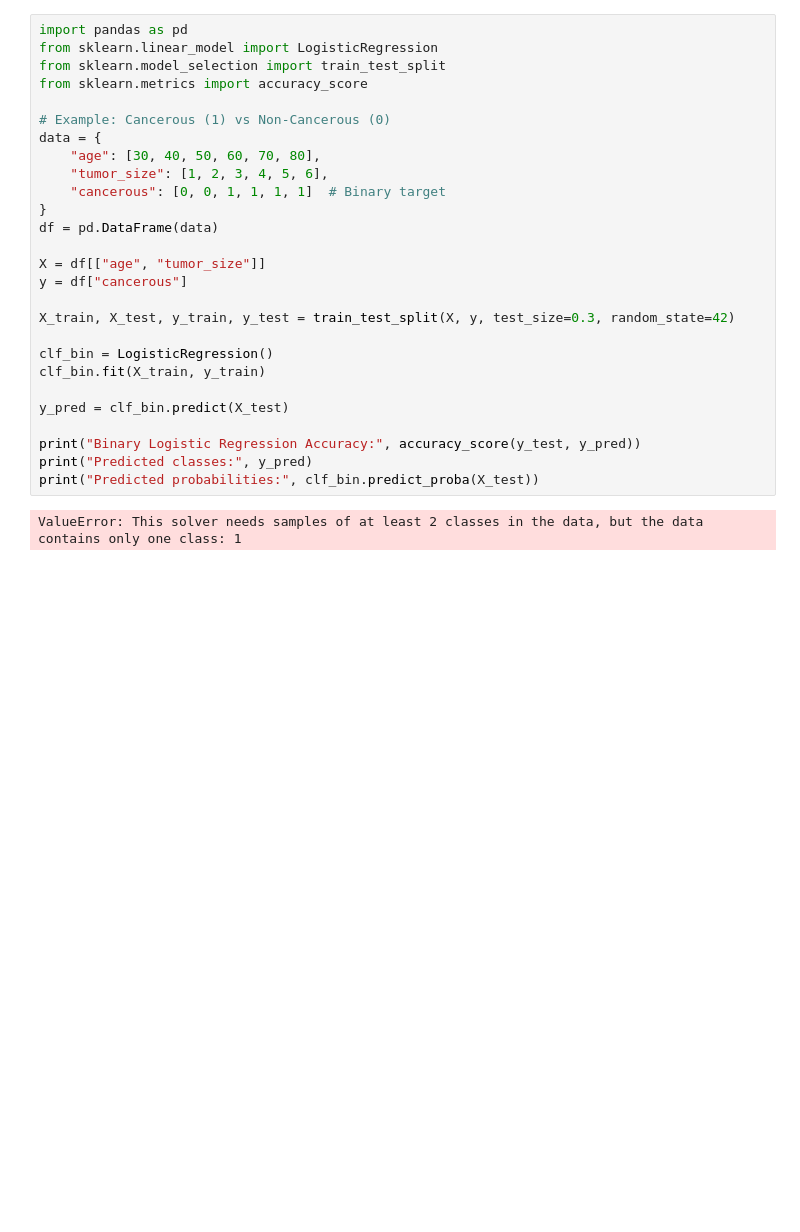
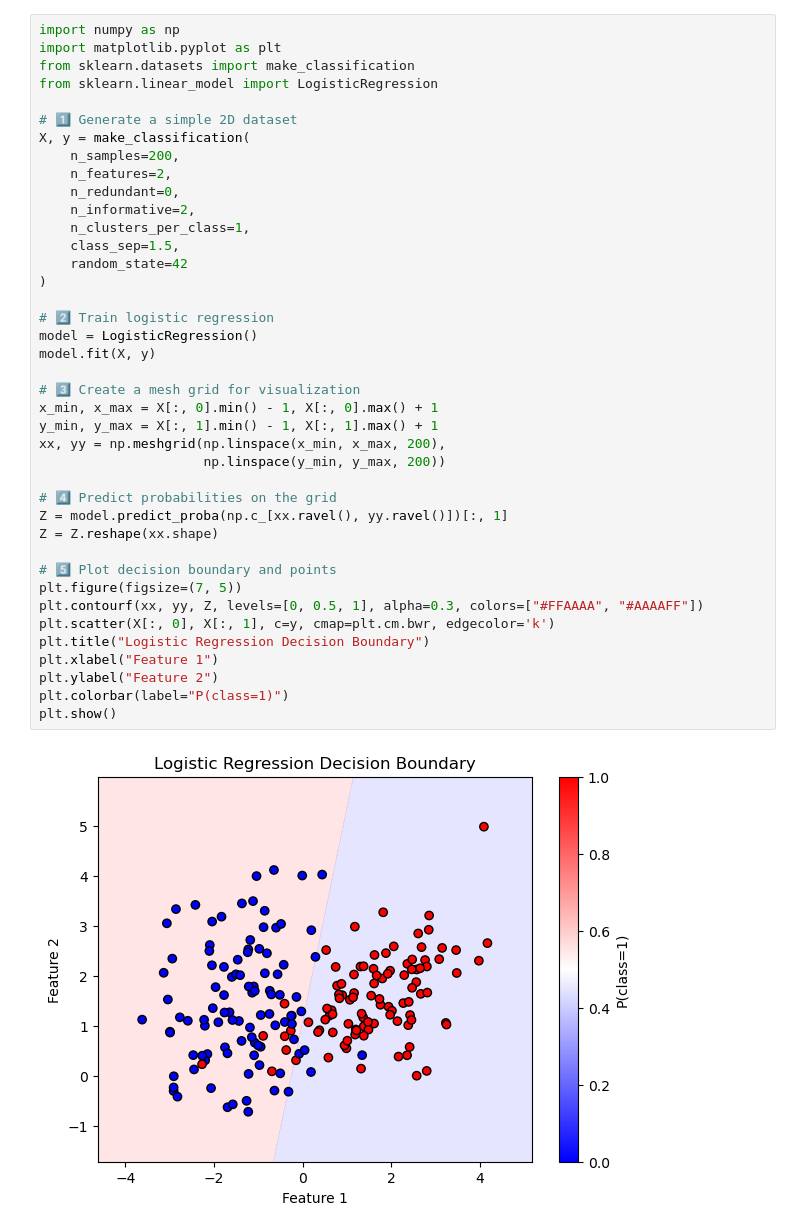
Before and after one commit to AaronTYT/IOD_mini_project_2_tech-wellbeing, a Jupyter notebook: logistc.ipynb, the cells around one changed output. Drawn from its saved outputs; the diff is of its cells as text; blank space fills up the shorter version.

Commit message:
Almost done with pptx and cancer detection ipynb file

```diff
--- a/logistc.ipynb
+++ b/logistc.ipynb
@@ -1,29 +1,42 @@
 # %%
-import pandas as pd
+import numpy as np
+import matplotlib.pyplot as plt
+from sklearn.datasets import make_classification
 from sklearn.linear_model import LogisticRegression
-from sklearn.model_selection import train_test_split
-from sklearn.metrics import accuracy_score
 
-# Example: Cancerous (1) vs Non-Cancerous (0)
-data = {
-    "age": [30, 40, 50, 60, 70, 80],
-    "tumor_size": [1, 2, 3, 4, 5, 6],
-    "cancerous": [0, 0, 1, 1, 1, 1]  # Binary target
-}
-df = pd.DataFrame(data)
+# 1️⃣ Generate a simple 2D dataset
+X, y = make_classification(
+    n_samples=200,
+    n_features=2,
+    n_redundant=0,
+    n_informative=2,
+    n_clusters_per_class=1,
+    class_sep=1.5,
+    random_state=42
+)
 
-X = df[["age", "tumor_size"]]
-y = df["cancerous"]
+# 2️⃣ Train logistic regression
+model = LogisticRegression()
+model.fit(X, y)
 
-X_train, X_test, y_train, y_test = train_test_split(X, y, test_size=0.3, random_state=42)
+# 3️⃣ Create a mesh grid for visualization
+x_min, x_max = X[:, 0].min() - 1, X[:, 0].max() + 1
+y_min, y_max = X[:, 1].min() - 1, X[:, 1].max() + 1
+xx, yy = np.meshgrid(np.linspace(x_min, x_max, 200),
+                     np.linspace(y_min, y_max, 200))
 
-clf_bin = LogisticRegression()
-clf_bin.fit(X_train, y_train)
+# 4️⃣ Predict probabilities on the grid
+Z = model.predict_proba(np.c_[xx.ravel(), yy.ravel()])[:, 1]
+Z = Z.reshape(xx.shape)
 
-y_pred = clf_bin.predict(X_test)
-
-print("Binary Logistic Regression Accuracy:", accuracy_score(y_test, y_pred))
-print("Predicted classes:", y_pred)
-print("Predicted probabilities:", clf_bin.predict_proba(X_test))
+# 5️⃣ Plot decision boundary and points
+plt.figure(figsize=(7, 5))
+plt.contourf(xx, yy, Z, levels=[0, 0.5, 1], alpha=0.3, colors=["#FFAAAA", "#AAAAFF"])
+plt.scatter(X[:, 0], X[:, 1], c=y, cmap=plt.cm.bwr, edgecolor='k')
+plt.title("Logistic Regression Decision Boundary")
+plt.xlabel("Feature 1")
+plt.ylabel("Feature 2")
+plt.colorbar(label="P(class=1)")
+plt.show()
 # %% [output]
-ValueError: This solver needs samples of at least 2 classes in the data, but the data contains only one class: 1
+[figure, added]
```
Also changed, not shown: parts of 1 cell of this notebook, 9 other files.
